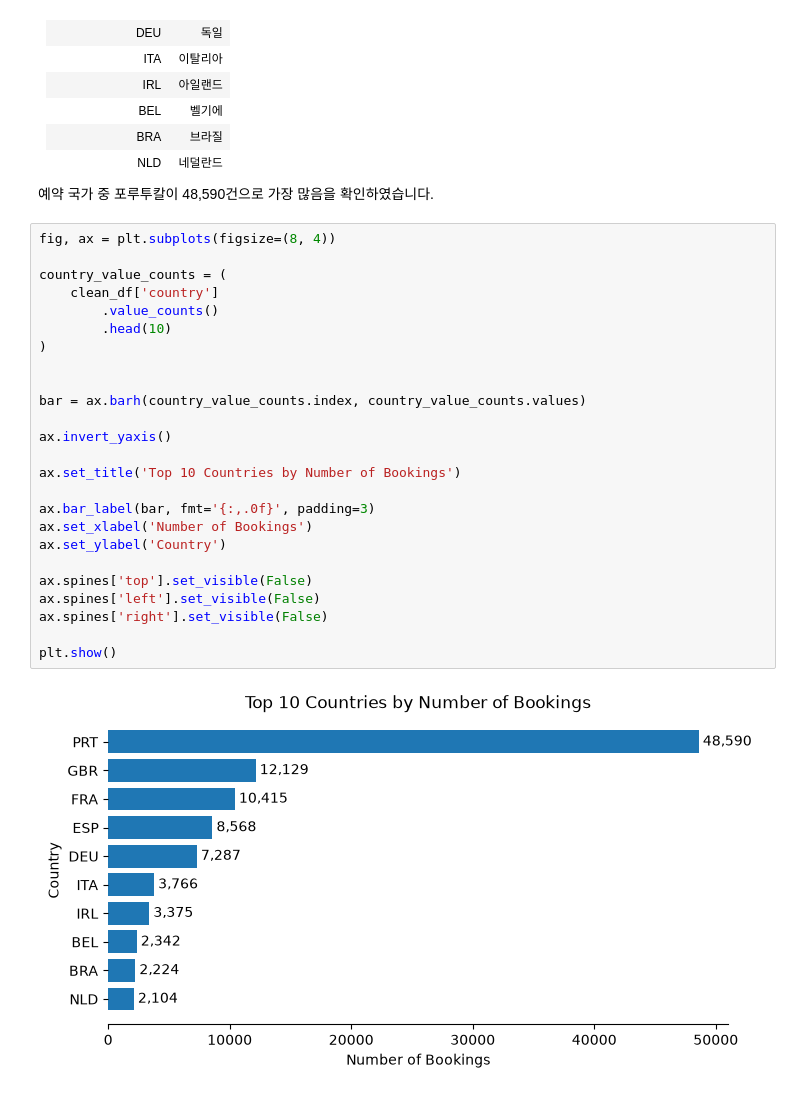
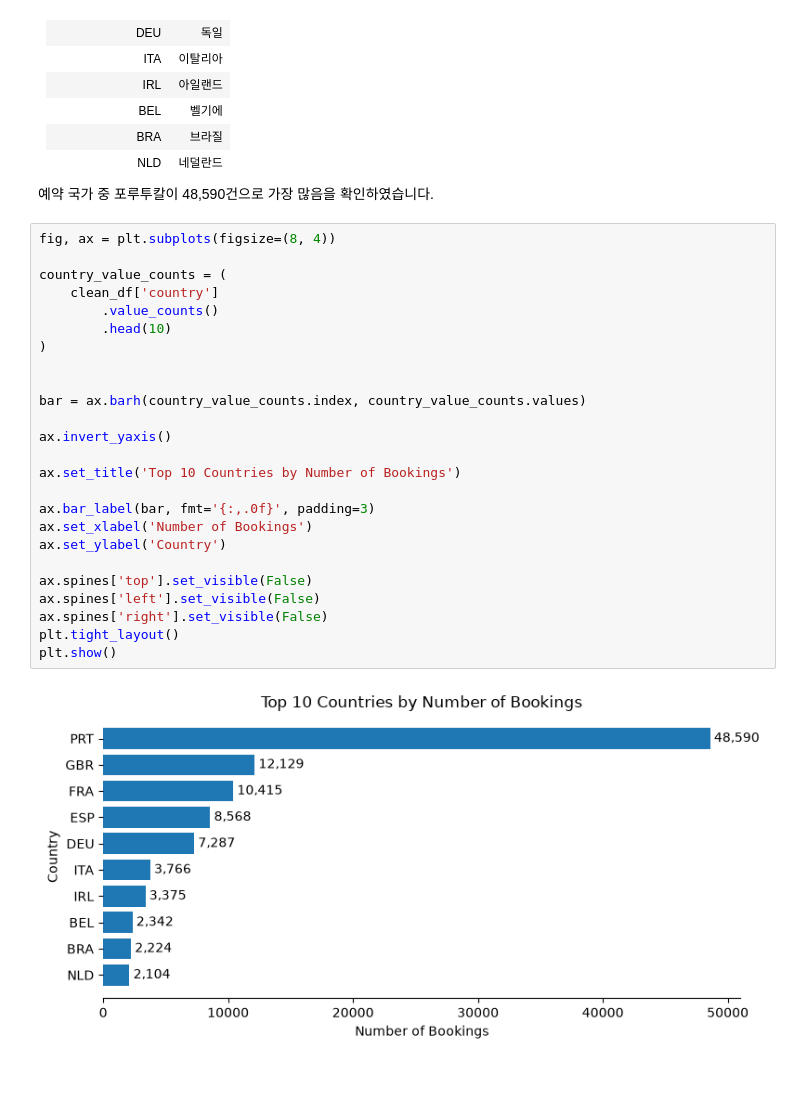
Before and after one commit to def-uk/hotel-cancellation-analysis, a Jupyter notebook: notebook/hotel_booking_eda.ipynb, the cells around one changed output. Drawn from its saved outputs; the diff is of its cells as text.

```diff
--- a/notebook/hotel_booking_eda.ipynb
+++ b/notebook/hotel_booking_eda.ipynb
@@ -419,28 +424,28 @@ plt.show()
 # %%
 fig, ax = plt.subplots(figsize=(8, 4))
 
 country_value_counts = (
     clean_df['country']
         .value_counts()
         .head(10)
 )
 
 
 bar = ax.barh(country_value_counts.index, country_value_counts.values)
 
 ax.invert_yaxis()
 
 ax.set_title('Top 10 Countries by Number of Bookings')
 
 ax.bar_label(bar, fmt='{:,.0f}', padding=3)
 ax.set_xlabel('Number of Bookings')
 ax.set_ylabel('Country')
 
 ax.spines['top'].set_visible(False)
 ax.spines['left'].set_visible(False)
 ax.spines['right'].set_visible(False)
-
+plt.tight_layout()
 plt.show()
 # %% [output]
-[figure, old version]
+[figure, new version]
 # %% [markdown]
```
Also changed, not shown: parts of 18 cells of this notebook.
